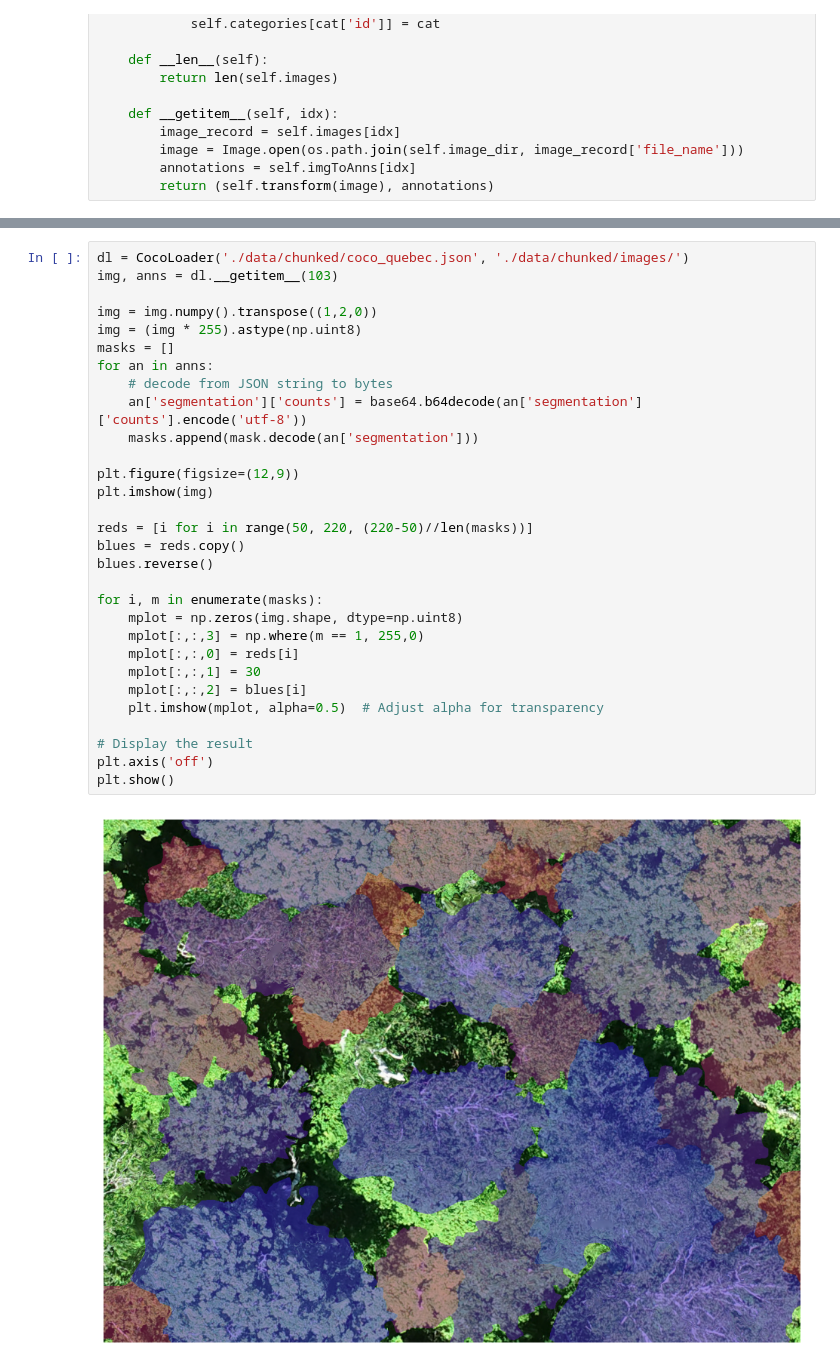
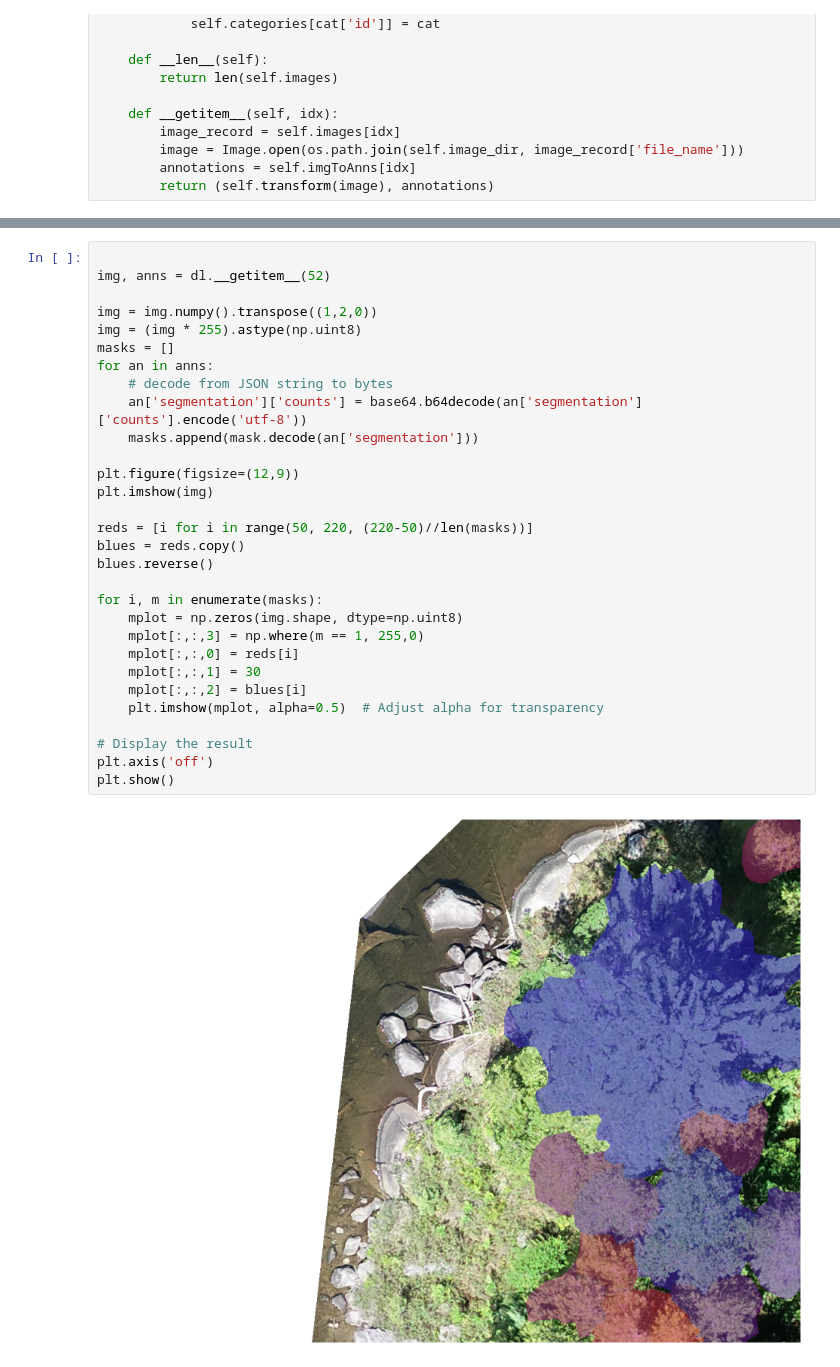
Before and after one commit to mjfortier/geospatial_coco, a Jupyter notebook: coco_loader.ipynb, the cells around one changed output, grey strips where cells are left out. Saved outputs shown, nothing was run; the diff lists cells and outputs as text.

```diff
--- a/coco_loader.ipynb
+++ b/coco_loader.ipynb
@@ -53,32 +58,32 @@ class CocoLoader(Dataset):
 # %%
-dl = CocoLoader('./data/chunked/coco_quebec.json', './data/chunked/images/')
-img, anns = dl.__getitem__(103)
+
+img, anns = dl.__getitem__(52)
 
 img = img.numpy().transpose((1,2,0))
 img = (img * 255).astype(np.uint8)
 masks = []
 for an in anns:
     # decode from JSON string to bytes
     an['segmentation']['counts'] = base64.b64decode(an['segmentation']['counts'].encode('utf-8'))
     masks.append(mask.decode(an['segmentation']))
 
 plt.figure(figsize=(12,9))
 plt.imshow(img)
 
 reds = [i for i in range(50, 220, (220-50)//len(masks))]
 blues = reds.copy()
 blues.reverse()
 
 for i, m in enumerate(masks):
     mplot = np.zeros(img.shape, dtype=np.uint8)
     mplot[:,:,3] = np.where(m == 1, 255,0)
     mplot[:,:,0] = reds[i]
     mplot[:,:,1] = 30
     mplot[:,:,2] = blues[i]
     plt.imshow(mplot, alpha=0.5)  # Adjust alpha for transparency
 
 # Display the result
 plt.axis('off')
 plt.show()
 # %% [output]
-[figure, old version]
+[figure, new version]
```
Also changed, not shown: parts of 1 cell of this notebook.
